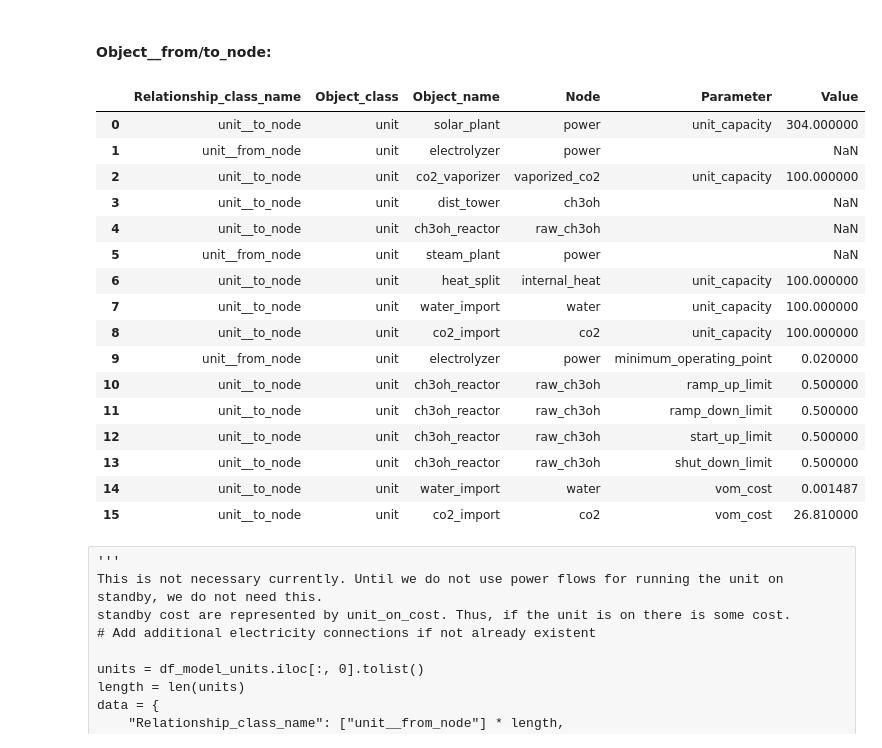
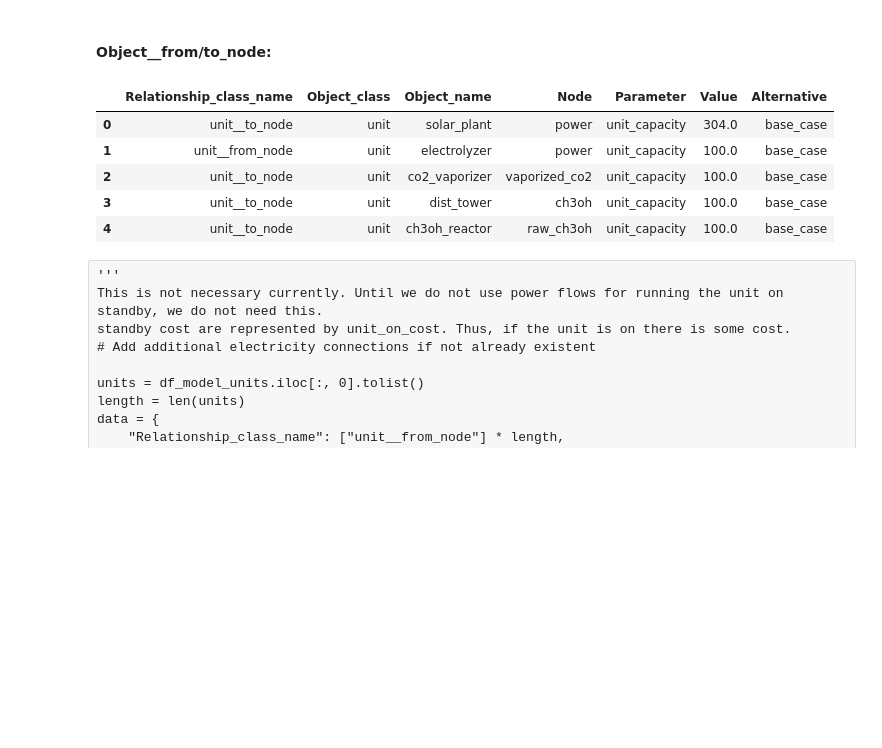
Before and after one commit to CSEI-EU/Nord_H2ub, a Jupyter notebook: spine_projects/01_input_data/00_functions/please_ignore.ipynb, the cells around one changed output. Saved outputs shown, nothing was run; the diff lists cells and outputs as text; code cells hidden in the pictures; blank space fills up the shorter version.

Commit message:
Fixing run_name and investment_period bugs

```diff
--- a/spine_projects/01_input_data/00_functions/please_ignore.ipynb
+++ b/spine_projects/01_input_data/00_functions/please_ignore.ipynb
@@ -68,7 +70,7 @@ excel_file_path = get_excel_file_path() + '/01_input_raw/'
 output_file_path = get_excel_file_path() + '/02_input_prepared/'
 # %%
 # Input data
-Model_structure_file = '/Model_Data_Base_' + product + '_4_InOutputs.xlsx'
+Model_structure_file = '/Model_Data_Base_' + product + '.xlsx'
 efficiency_electrolyzer_file = 'Efficiency_Electrolyzers.xlsx'
 distric_heating_price_file = '/Energy Prices/district_heating_price_cap.xlsx'
 investment_costs_file = '/investment_cost_overview/Investment_cost_overview.xlsx'
@@ -77,6 +79,7 @@ PV_data_availabilityfactors = 'Availabilities Renewables/PV_availability_factors
 Wind_data_availabilityfactors = 'Availabilities Renewables/Wind_availability_factors_' + area + '.csv'
 data_powerprices = 'Energy Prices/Day_ahead_prices.xlsx'
 grid_costs = '/Energy Prices/grid_costs.xlsx'
+other_costs = '/Energy Prices/other_inout_costs.xlsx'
 
 # Output data
 output_file_name = product + '_Input_prepared.xlsx'
@@ -403,34 +402,26 @@ df_nodes.head()
 # %%
 ### UNITS ###
 # Add capacities or inv_limits if not.NA from chosen values
 df_unit_capacity_data = unit_capacity_relations(df_model_units_relations, capacities_existing_params, investment_limit_params, powers_capacities)
 
 # Retrieve other relationships from database
 df_unit_relation_data = object_relationship_unit_nodes(df_model_units, df_model_units_relations)
 
 # Combine into one dataframe
 df_unit_relation_parameter_data = pd.concat([df_unit_capacity_data, df_unit_relation_data], ignore_index= True)
 
+# Add Alternative name
+df_unit_relation_parameter_data['Alternative'] = run_name
+
 # Show table head for control
-df_unit_relation_parameter_data
+df_unit_relation_parameter_data.head()
 # %% [output]
-|  | Relationship_class_name | Object_class | Object_name | Node | Parameter | Value |
-| 0 | unit__to_node | unit | solar_plant | power | unit_capacity | 304.000000 |
-| 1 | unit__from_node | unit | electrolyzer | power |  | NaN |
-| 2 | unit__to_node | unit | co2_vaporizer | vaporized_co2 | unit_capacity | 100.000000 |
-| 3 | unit__to_node | unit | dist_tower | ch3oh |  | NaN |
-| 4 | unit__to_node | unit | ch3oh_reactor | raw_ch3oh |  | NaN |
-| 5 | unit__from_node | unit | steam_plant | power |  | NaN |
-| 6 | unit__to_node | unit | heat_split | internal_heat | unit_capacity | 100.000000 |
-| 7 | unit__to_node | unit | water_import | water | unit_capacity | 100.000000 |
-| 8 | unit__to_node | unit | co2_import | co2 | unit_capacity | 100.000000 |
-| 9 | unit__from_node | unit | electrolyzer | power | minimum_operating_point | 0.020000 |
-| 10 | unit__to_node | unit | ch3oh_reactor | raw_ch3oh | ramp_up_limit | 0.500000 |
-| 11 | unit__to_node | unit | ch3oh_reactor | raw_ch3oh | ramp_down_limit | 0.500000 |
-| 12 | unit__to_node | unit | ch3oh_reactor | raw_ch3oh | start_up_limit | 0.500000 |
-| 13 | unit__to_node | unit | ch3oh_reactor | raw_ch3oh | shut_down_limit | 0.500000 |
-| 14 | unit__to_node | unit | water_import | water | vom_cost | 0.001487 |
-| 15 | unit__to_node | unit | co2_import | co2 | vom_cost | 26.810000 |
+|  | Relationship_class_name | Object_class | Object_name | Node | Parameter | Value | Alternative |
+| 0 | unit__to_node | unit | solar_plant | power | unit_capacity | 304.0 | base_case |
+| 1 | unit__from_node | unit | electrolyzer | power | unit_capacity | 100.0 | base_case |
+| 2 | unit__to_node | unit | co2_vaporizer | vaporized_co2 | unit_capacity | 100.0 | base_case |
+| 3 | unit__to_node | unit | dist_tower | ch3oh | unit_capacity | 100.0 | base_case |
+| 4 | unit__to_node | unit | ch3oh_reactor | raw_ch3oh | unit_capacity | 100.0 | base_case |
 # %%
 # Add capacities if not already given for minimum_operating_point
 df_units_min_op_point = df_unit_relation_parameter_data[df_unit_relation_parameter_data['Parameter'].str.contains('minimum_operating_point')]
```
Also changed, not shown: parts of 38 cells of this notebook, 7 other files.
